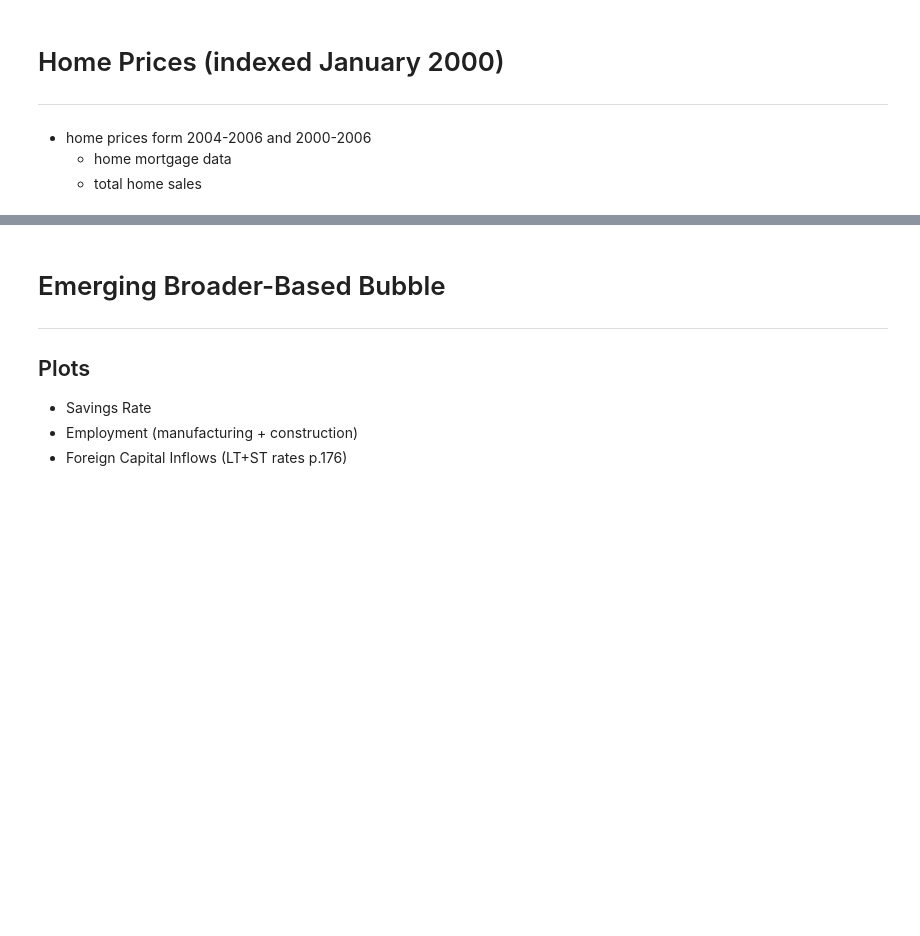
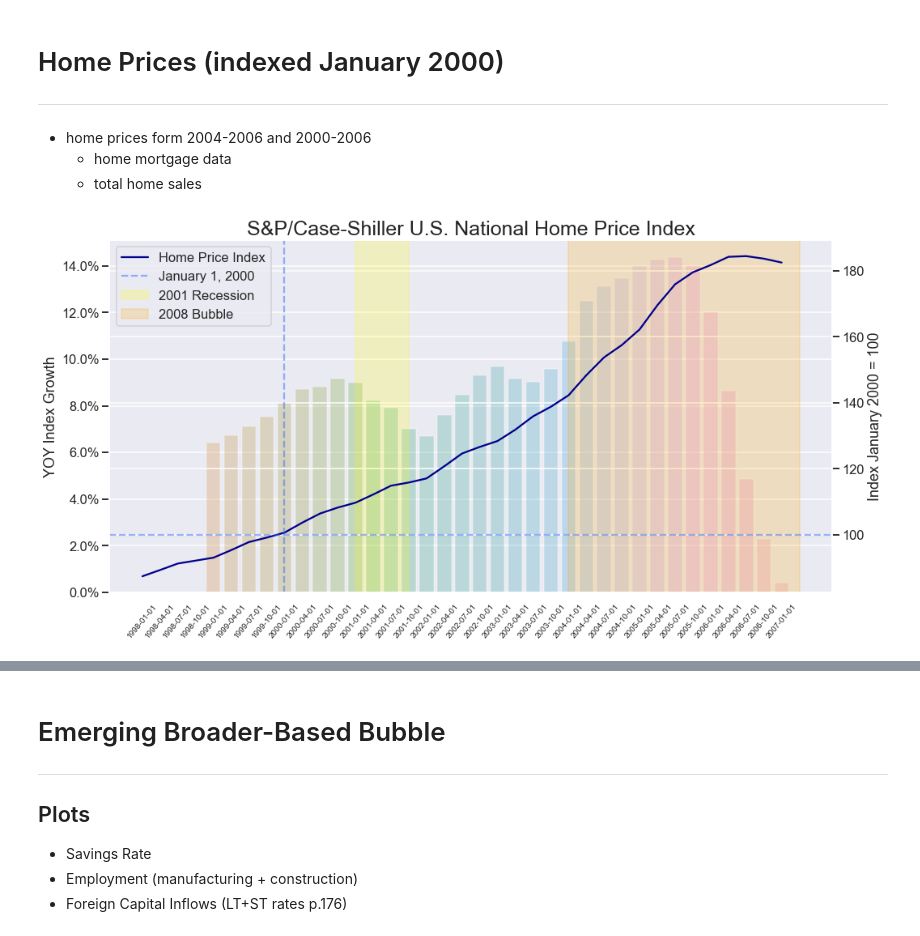
Before and after one commit to bridaniels/Principles_NavigatingBigDebtCrises, a Jupyter notebook: Part2/US_DebtAdjustment/2008_bubble.ipynb, the cells around one changed output, grey strips where cells are left out. Saved outputs shown, nothing was run; the diff lists cells and outputs as text; code cells hidden in the pictures; blank space fills up the shorter version.

```diff
--- a/Part2/US_DebtAdjustment/2008_bubble.ipynb
+++ b/Part2/US_DebtAdjustment/2008_bubble.ipynb
@@ -145,3 +145,7 @@ import cycles as c
 # %%
 house = c.HOME_PRICES(start=c.start_ltcm, end=c.start_07)
 df = house.home_price_df()
+# %%
+house.plot_home_price()
+# %% [output]
+[figure, added]
```
Also changed, not shown: parts of 2 cells of this notebook, 1 other file.
